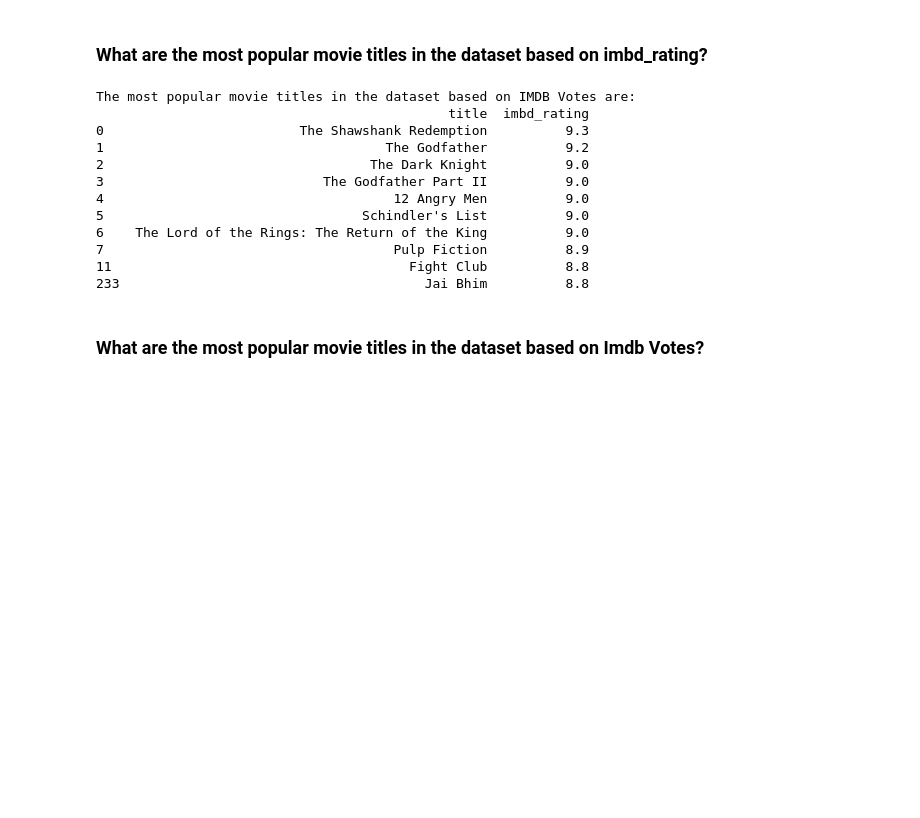
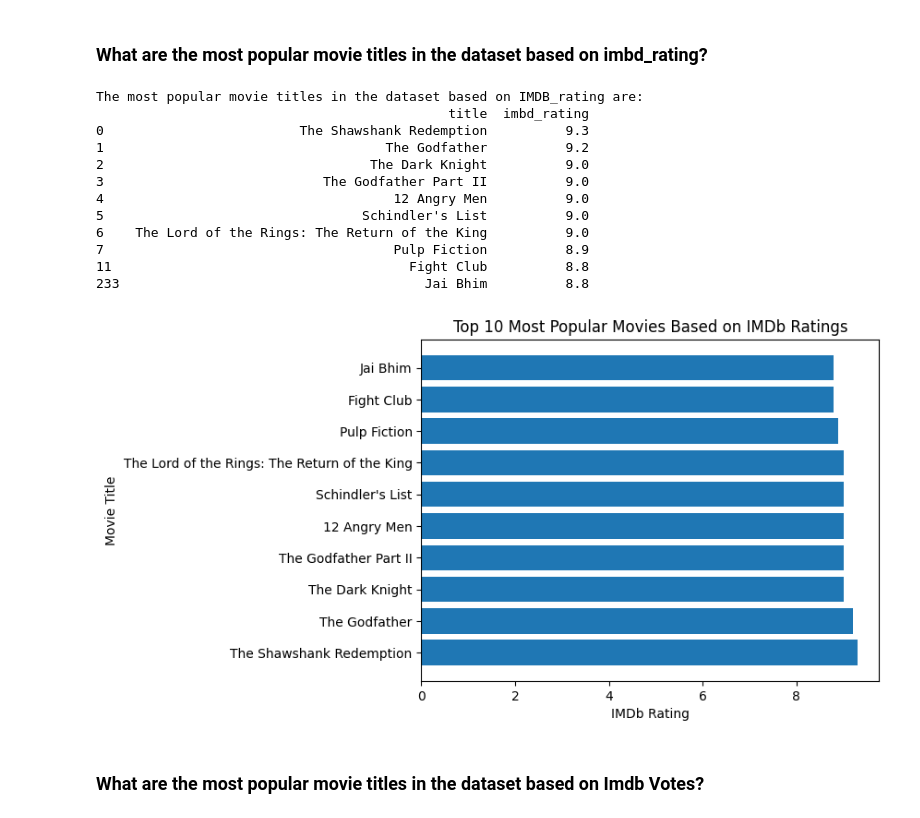
Before and after one commit to YaqoobD/Top-250-Movies-by-IMDB-Rating, a Jupyter notebook: IMDB_Top_250_Movies.ipynb, the cells around one changed output. Cells and saved outputs as stored; diff of their text form; code cells hidden in the pictures; blank space fills up the shorter version.

Commit message:
added few charts

```diff
--- a/IMDB_Top_250_Movies.ipynb
+++ b/IMDB_Top_250_Movies.ipynb
@@ -296,10 +296,10 @@ For example, the output you provided shows that 3.2% of the movies in the datase
 # Sort the movies by imbd_rating in descending order
 popular_movies = movies.sort_values('imbd_rating', ascending=False)
 
-print('The most popular movie titles in the dataset based on IMDB Votes are:')
+print('The most popular movie titles in the dataset based on IMDB_rating are:')
 print(popular_movies[['title', 'imbd_rating']].head(10))
 # %% [output]
-The most popular movie titles in the dataset based on IMDB Votes are:
+The most popular movie titles in the dataset based on IMDB_rating are:
                                              title  imbd_rating
 0                         The Shawshank Redemption          9.3
 1                                    The Godfather          9.2
@@ -311,6 +311,18 @@ The most popular movie titles in the dataset based on IMDB Votes are:
 7                                     Pulp Fiction          8.9
 11                                      Fight Club          8.8
 233                                       Jai Bhim          8.8
+# %%
+# Select the top 10 movies
+top_movies = popular_movies[['imbd_rating','title']].head(10)
+
+# Plot a horizontal bar chart of the top-rated movies
+plt.barh(top_movies['title'], top_movies['imbd_rating'])
+plt.title('Top 10 Most Popular Movies Based on IMDb Ratings')
+plt.xlabel('IMDb Rating')
+plt.ylabel('Movie Title')
+plt.show()
+# %% [output]
+[figure, added]
 # %% [markdown]
 ### What are the most popular movie titles in the dataset based on Imdb Votes?
 # %%
```
Also changed, not shown: parts of 1 cell of this notebook.
